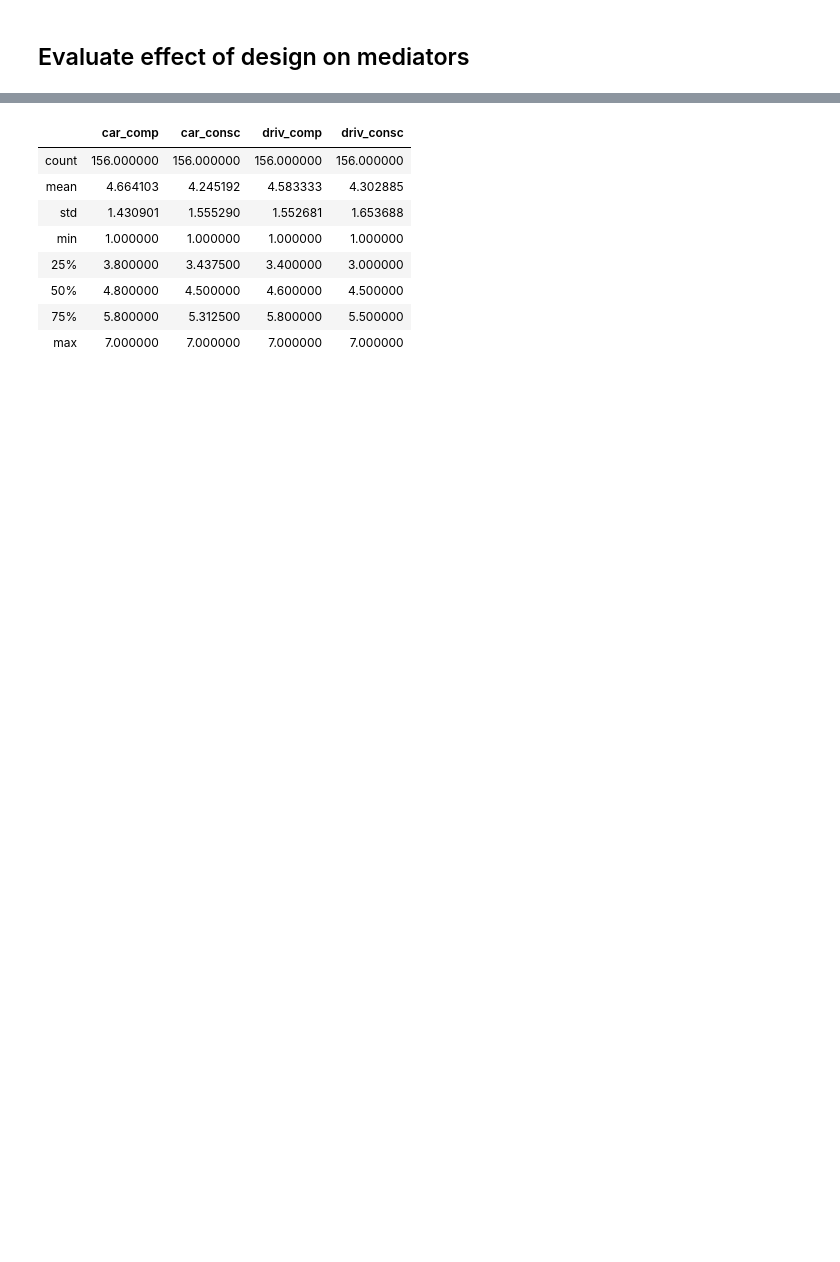
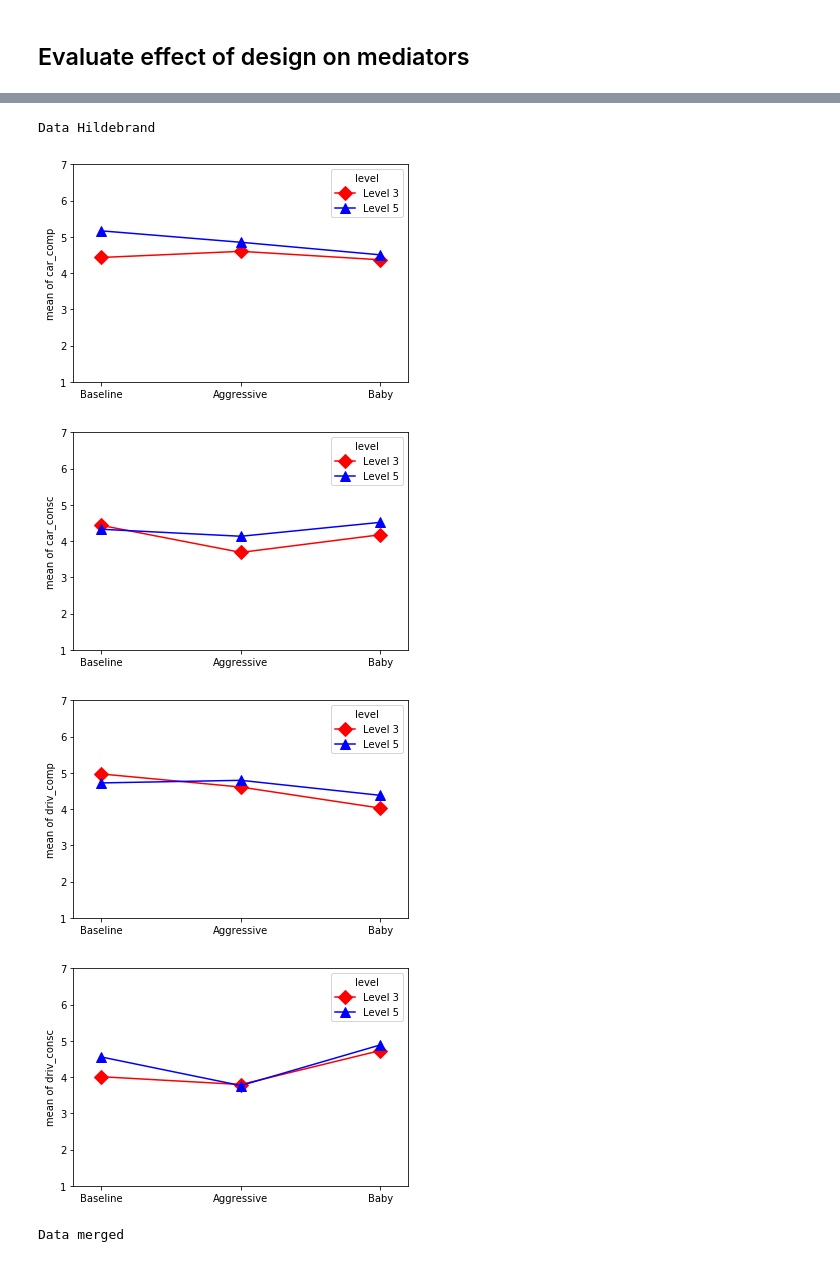
Before and after one commit to steffenwoelfl/Car-Responsibility, a Jupyter notebook: resp_analysis.ipynb, the cells around one changed output, grey strips where cells are left out. Cells and saved outputs as stored; diff of their text form; code cells hidden in the pictures; blank space fills up the shorter version.

```diff
--- a/resp_analysis.ipynb
+++ b/resp_analysis.ipynb
@@ -631,7 +833,12 @@ Name: driv_consc1, dtype: float64
 # %%
-#delete this one case
+#delete one missing case in driv_consc1
 
-print(data.shape)
-data = data[data['driv_consc1'] > 0]
-print(data.shape)
+def del_case(data):
+    print(data.shape)
+    data = data[data['driv_consc1'] > 0]
+    print(data.shape)
+    return data
+
+data1 = del_case(data1)
+data = del_case(data)
 # %% [output]
@@ -669,8 +877,15 @@ Reliability of driver conscientiousness: 0.9425224126768084
 # %%
 # Sufficient reliability, calculate construct measures
 
-data['car_comp'] = data[['car_comp1', 'car_comp2', 'car_comp3', 'car_comp4', 'car_comp5']].mean(axis=1)
-data['car_consc'] = data[['car_consc1', 'car_consc2', 'car_consc3', 'car_consc4']].mean(axis=1)
+def constructs(data):
+    data['car_comp'] = data[['car_comp1', 'car_comp2', 'car_comp3', 'car_comp4', 'car_comp5']].mean(axis=1)
+    data['car_consc'] = data[['car_consc1', 'car_consc2', 'car_consc3', 'car_consc4']].mean(axis=1)
+    data['driv_comp'] = data[['driv_comp1', 'driv_comp2', 'driv_comp3', 'driv_comp4', 'driv_comp5']].mean(axis=1)
+    data['driv_consc'] = data[['driv_consc1', 'driv_consc2', 'driv_consc3', 'driv_consc4']].mean(axis=1)
+    print(data[['car_comp', 'car_consc', 'driv_comp', 'driv_consc']].describe())
+    return data
 
-data['driv_comp'] = data[['driv_comp1', 'driv_comp2', 'driv_comp3', 'driv_comp4', 'driv_comp5']].mean(axis=1)
-data['driv_consc'] = data[['driv_consc1', 'driv_consc2', 'driv_consc3', 'driv_consc4']].mean(axis=1)
+print('Data Hildebrand')
+data1 = constructs(data1)
+print('Data merged')
+data = constructs(data)
@@ -677,12 +913,22 @@ data['driv_consc'] = data[['driv_consc1', 'driv_consc2', 'driv_consc3', 'driv_co
-# %%
-data[['car_comp', 'car_consc', 'driv_comp', 'driv_consc']].describe()
-# %% [output]
-|  | car_comp | car_consc | driv_comp | driv_consc |
-| count | 156.000000 | 156.000000 | 156.000000 | 156.000000 |
-| mean | 4.664103 | 4.245192 | 4.583333 | 4.302885 |
-| std | 1.430901 | 1.555290 | 1.552681 | 1.653688 |
-| min | 1.000000 | 1.000000 | 1.000000 | 1.000000 |
-| 25% | 3.800000 | 3.437500 | 3.400000 | 3.000000 |
-| 50% | 4.800000 | 4.500000 | 4.600000 | 4.500000 |
-| 75% | 5.800000 | 5.312500 | 5.800000 | 5.500000 |
-| max | 7.000000 | 7.000000 | 7.000000 | 7.000000 |
+# %%
+# Illustrate impact of design and automation level on attributions to car and driver
+
+def plot(data):
+    for attribution in ['car_comp', 'car_consc', 'driv_comp', 'driv_consc']:
+        fig = interaction_plot(x=data['design'].cat.codes, trace=data['level'], response=data[attribution],
+                       colors=['red', 'blue'], markers=['D', '^'], ms=10)
+        plt.xticks([0,1,2], labels=['Baseline', 'Aggressive', 'Baby'])
+        plt.ylim(1,7)
+        plt.show()
+
+print('Data Hildebrand\n')
+plot(data1)
+print('\nData merged\n')
+plot(data)
+# %% [output]
+Data Hildebrand
+[figure, added]
+[figure, added]
+[figure, added]
+[figure, added]
+Data merged
```
Also changed, not shown: parts of 36 cells of this notebook.
